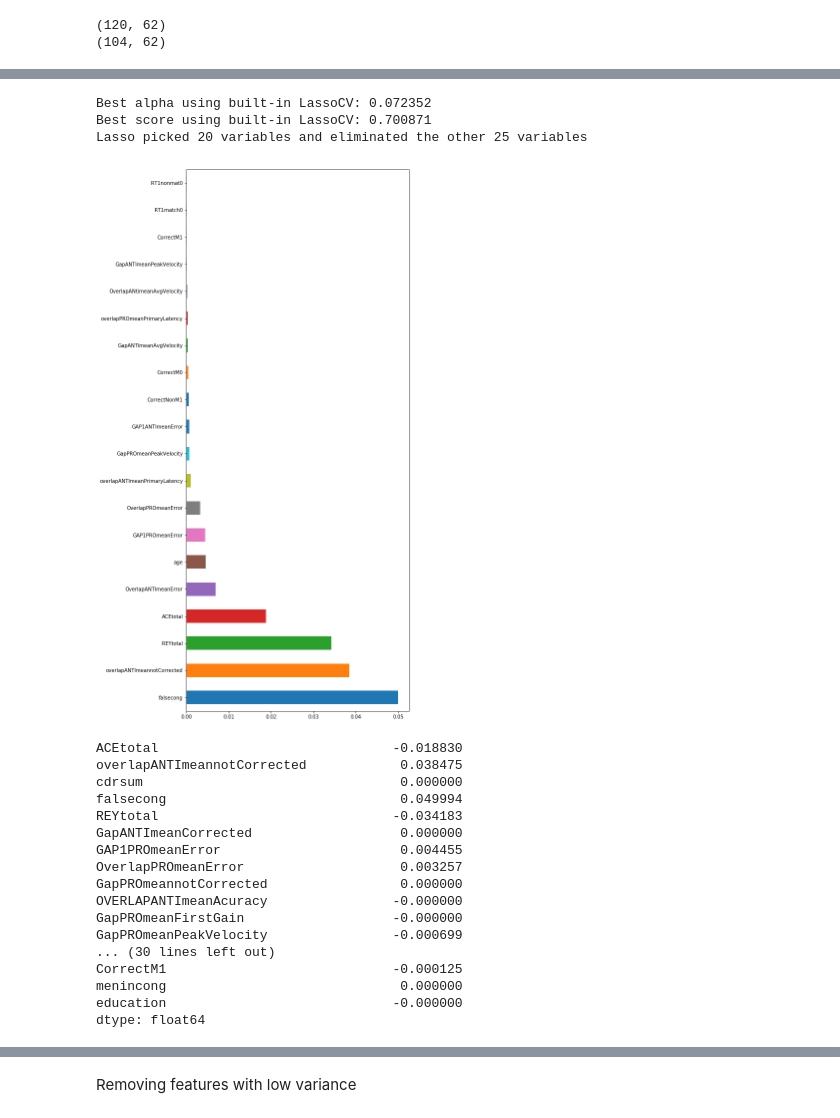
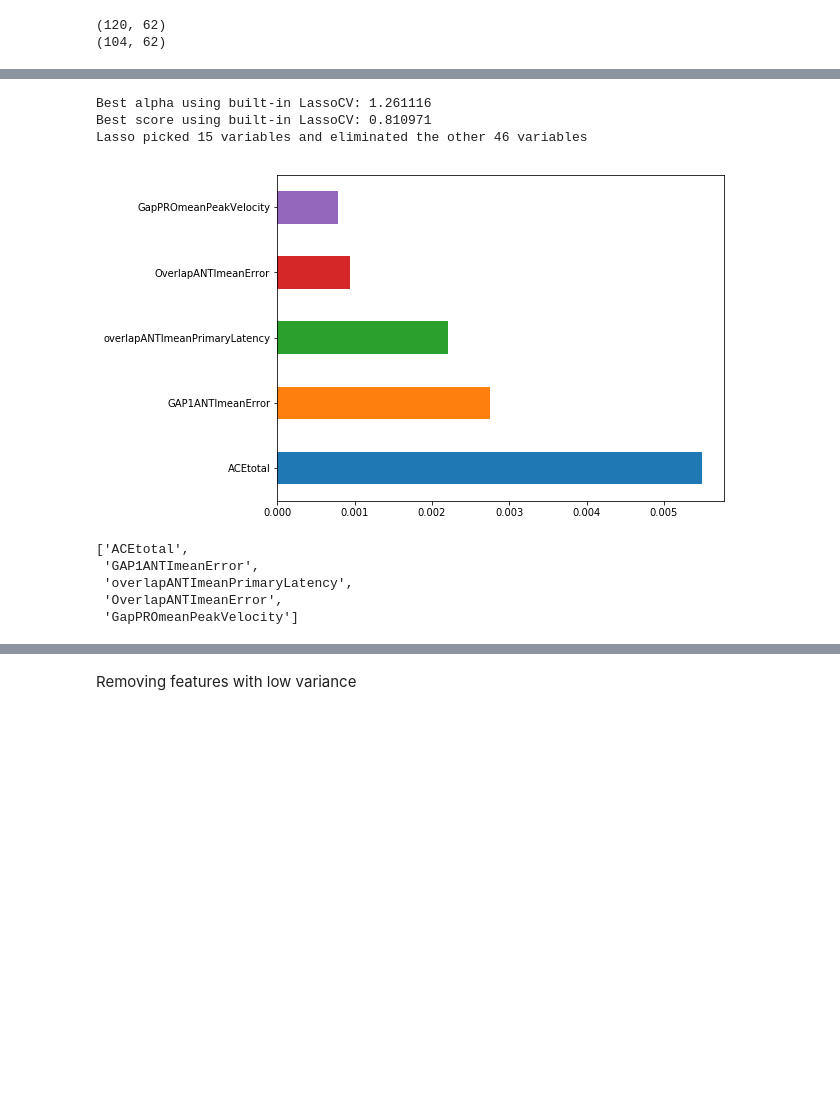
Before and after one commit to aminkhod/Eye_tracking-Neuroscience, a Jupyter notebook: eye_track_feature_selection.ipynb, the cells around one changed output, grey strips where cells are left out. Saved outputs shown, nothing was run; the diff lists cells and outputs as text; code cells hidden in the pictures; blank space fills up the shorter version.

```diff
--- a/eye_track_feature_selection.ipynb
+++ b/eye_track_feature_selection.ipynb
@@ -35,13 +35,13 @@ data1.dropna(inplace=True)
 data3.dropna(inplace=True)
 
 
-X=data1.iloc[:,1:]
-y=data1.iloc[:,0]
+# X=data1.iloc[:,1:]
+# y=data1.iloc[:,0]
 
 # X = X.astype(np.float64)
 # y = y.astype(np.float64)
 
-# X=data3.iloc[:,1:]
-# y=data3.iloc[:,0]
+X=data3.iloc[:,1:]
+y=data3.iloc[:,0]
 X.shape
 # %% [output]
@@ -56,11 +56,12 @@ from sklearn.ensemble import ExtraTreesClassifier
 import matplotlib.pyplot as plt
 model = ExtraTreesClassifier()
 model.fit(X,y)
+matplotlib.rcParams['figure.figsize'] = (8.0, 6.0)
 # print(model.feature_importances_) #use inbuilt class feature_importances of tree based classifiers
 #plot graph of feature importances for better visualization
 feat_importances = pd.Series(model.feature_importances_, index=X.columns)
-feat_importances.nlargest(45).plot(kind='barh')
-plt.show()
+feat_importances.nlargest(5).plot(kind='barh')
+plt.show(b)
 feat_importances = pd.DataFrame(feat_importances.nlargest(20))
 len(feat_importances.index)
 # %% [output]
@@ -72,40 +73,29 @@ len(feat_importances.index)
 # for f in X.columns:
 #     print(f, scipy.stats.entropy(X[f]))
 # %%
-from sklearn.linear_model import RidgeCV, LassoCV, Ridge, Lasso
+#LassoCV
+from sklearn.linear_model import LassoCV
 reg = LassoCV()
 reg.fit(X, y)
 print("Best alpha using built-in LassoCV: %f" % reg.alpha_)
 print("Best score using built-in LassoCV: %f" %reg.score(X,y))
 coef = pd.Series(reg.coef_, index = X.columns)
 print("Lasso picked " + str(sum(coef != 0)) + " variables and eliminated the other " +  str(sum(coef == 0)) + " variables")
 coef1 = np.abs(coef)
 feat_importances = pd.Series(coef1, index=X.columns)
-feat_importances.nlargest(20).plot(kind='barh')
+feat_importances.nlargest(5).plot(kind='barh')
 plt.show()
-coef
+list(feat_importances.nlargest(5).index)
 # %% [output]
-Best alpha using built-in LassoCV: 0.072352
-Best score using built-in LassoCV: 0.700871
-Lasso picked 20 variables and eliminated the other 25 variables
+Best alpha using built-in LassoCV: 1.261116
+Best score using built-in LassoCV: 0.810971
+Lasso picked 15 variables and eliminated the other 46 variables
-[figure, old version]
+[figure, new version]
-ACEtotal                              -0.018830
-overlapANTImeannotCorrected            0.038475
-cdrsum                                 0.000000
-falsecong                              0.049994
-REYtotal                              -0.034183
-GapANTImeanCorrected                   0.000000
-GAP1PROmeanError                       0.004455
-OverlapPROmeanError                    0.003257
-GapPROmeannotCorrected                 0.000000
-OVERLAPANTImeanAcuracy                -0.000000
-GapPROmeanFirstGain                   -0.000000
-GapPROmeanPeakVelocity                -0.000699
-... (30 lines left out)
-CorrectM1                             -0.000125
-menincong                              0.000000
-education                             -0.000000
-dtype: float64
+['ACEtotal',
+ 'GAP1ANTImeanError',
+ 'overlapANTImeanPrimaryLatency',
+ 'OverlapANTImeanError',
+ 'GapPROmeanPeakVelocity']
 # %%
 imp_coef = coef.sort_values()
 import matplotlib
```
Also changed, not shown: parts of 10 cells of this notebook, 32 other files.
